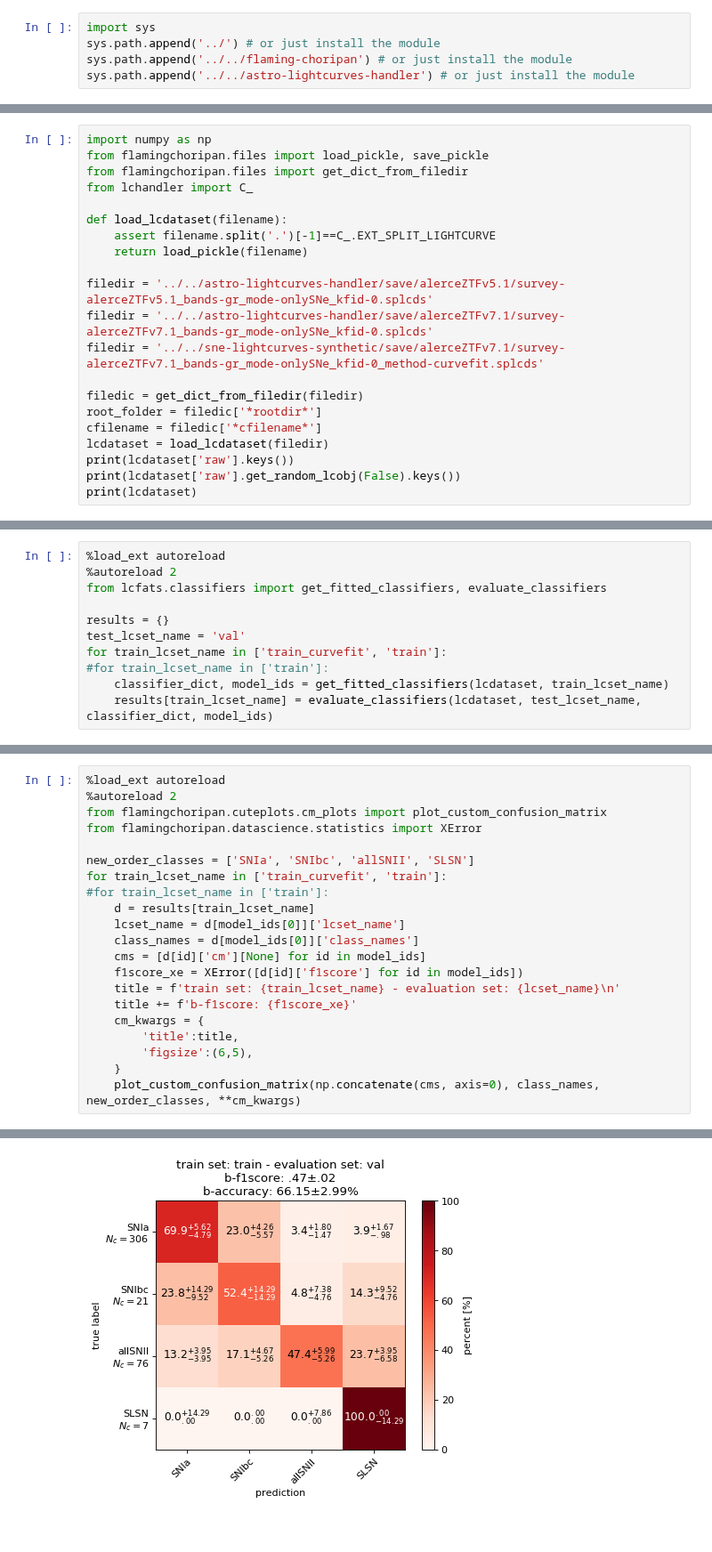
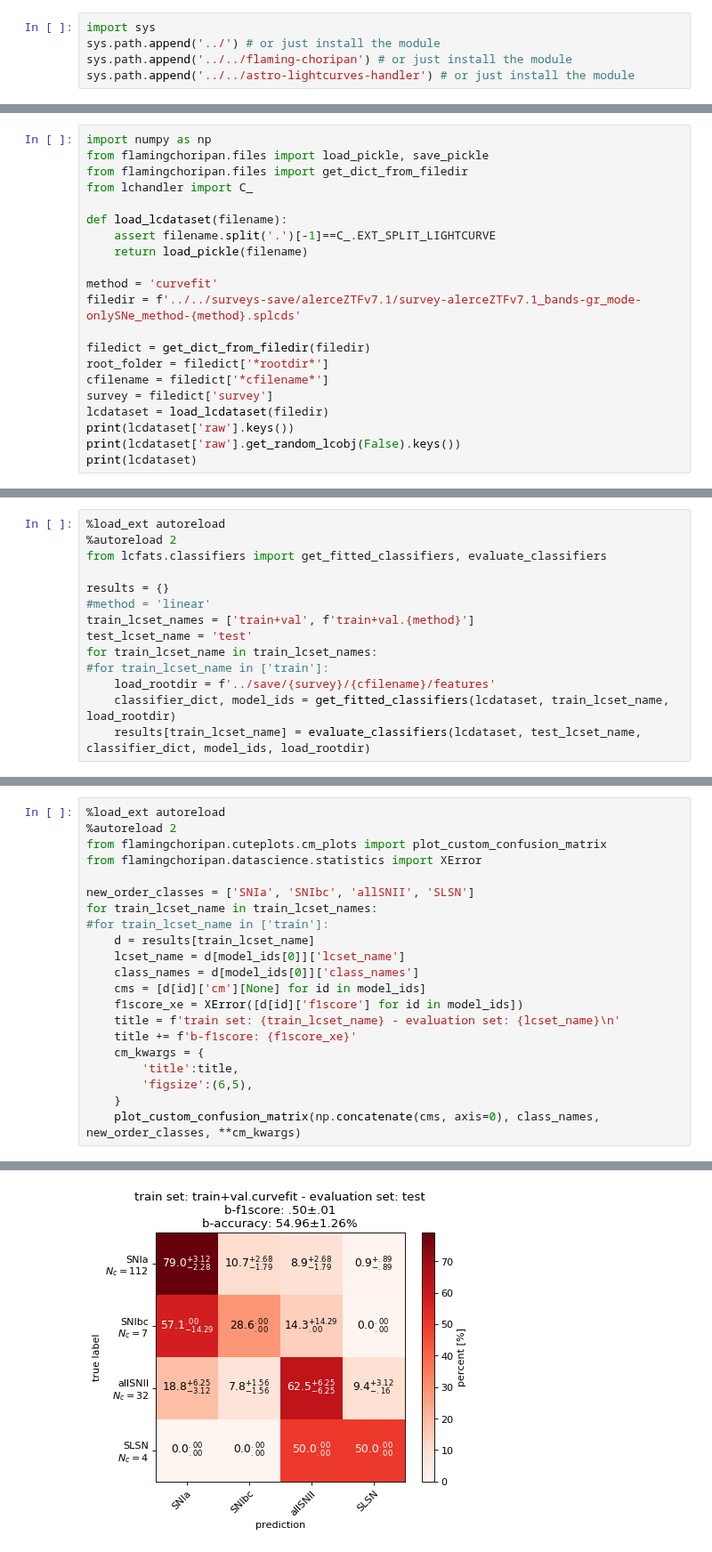
Before and after one commit to opimentel-github/astro-lightcurves-fats, a Jupyter notebook: experiments/random_forest.ipynb, the cells around one changed output, grey strips where cells are left out. Shown at 89% size. Cells and saved outputs as stored; diff of their text form.

```diff
--- a/experiments/random_forest.ipynb
+++ b/experiments/random_forest.ipynb
@@ -28,13 +37,13 @@ def load_lcdataset(filename):
     assert filename.split('.')[-1]==C_.EXT_SPLIT_LIGHTCURVE
     return load_pickle(filename)
 
-filedir = '../../astro-lightcurves-handler/save/alerceZTFv5.1/survey-alerceZTFv5.1_bands-gr_mode-onlySNe_kfid-0.splcds'
-filedir = '../../astro-lightcurves-handler/save/alerceZTFv7.1/survey-alerceZTFv7.1_bands-gr_mode-onlySNe_kfid-0.splcds'
-filedir = '../../sne-lightcurves-synthetic/save/alerceZTFv7.1/survey-alerceZTFv7.1_bands-gr_mode-onlySNe_kfid-0_method-curvefit.splcds'
+method = 'curvefit'
+filedir = f'../../surveys-save/alerceZTFv7.1/survey-alerceZTFv7.1_bands-gr_mode-onlySNe_method-{method}.splcds'
 
-filedic = get_dict_from_filedir(filedir)
-root_folder = filedic['*rootdir*']
-cfilename = filedic['*cfilename*']
+filedict = get_dict_from_filedir(filedir)
+root_folder = filedict['*rootdir*']
+cfilename = filedict['*cfilename*']
+survey = filedict['survey']
 lcdataset = load_lcdataset(filedir)
 print(lcdataset['raw'].keys())
 print(lcdataset['raw'].get_random_lcobj(False).keys())
@@ -63,8 +72,11 @@ LCDataset:
 from lcfats.classifiers import get_fitted_classifiers, evaluate_classifiers
 
 results = {}
-test_lcset_name = 'val'
-for train_lcset_name in ['train_curvefit', 'train']:
+#method = 'linear'
+train_lcset_names = ['train+val', f'train+val.{method}']
+test_lcset_name = 'test'
+for train_lcset_name in train_lcset_names:
 #for train_lcset_name in ['train']:
-    classifier_dict, model_ids = get_fitted_classifiers(lcdataset, train_lcset_name)
-    results[train_lcset_name] = evaluate_classifiers(lcdataset, test_lcset_name, classifier_dict, model_ids)
+    load_rootdir = f'../save/{survey}/{cfilename}/features'
+    classifier_dict, model_ids = get_fitted_classifiers(lcdataset, train_lcset_name, load_rootdir)
+    results[train_lcset_name] = evaluate_classifiers(lcdataset, test_lcset_name, classifier_dict, model_ids, load_rootdir)
@@ -84,7 +105,7 @@ from flamingchoripan.cuteplots.cm_plots import plot_custom_confusion_matrix
 from flamingchoripan.datascience.statistics import XError
 
 new_order_classes = ['SNIa', 'SNIbc', 'allSNII', 'SLSN']
-for train_lcset_name in ['train_curvefit', 'train']:
+for train_lcset_name in train_lcset_names:
 #for train_lcset_name in ['train']:
     d = results[train_lcset_name]
     lcset_name = d[model_ids[0]]['lcset_name']
@@ -105 +126 @@ The autoreload extension is already loaded. To reload it, use:
-[figure, old version]
+[figure, new version]
```
Also changed, not shown: parts of 7 cells of this notebook, 7 other files.
